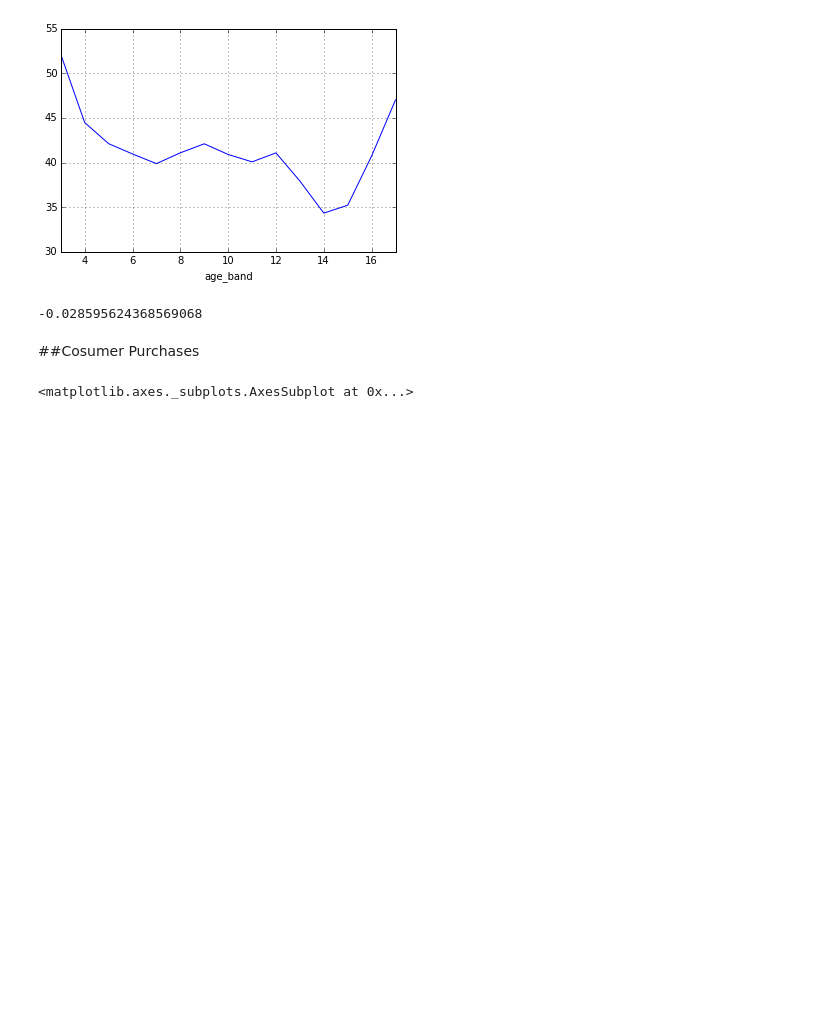
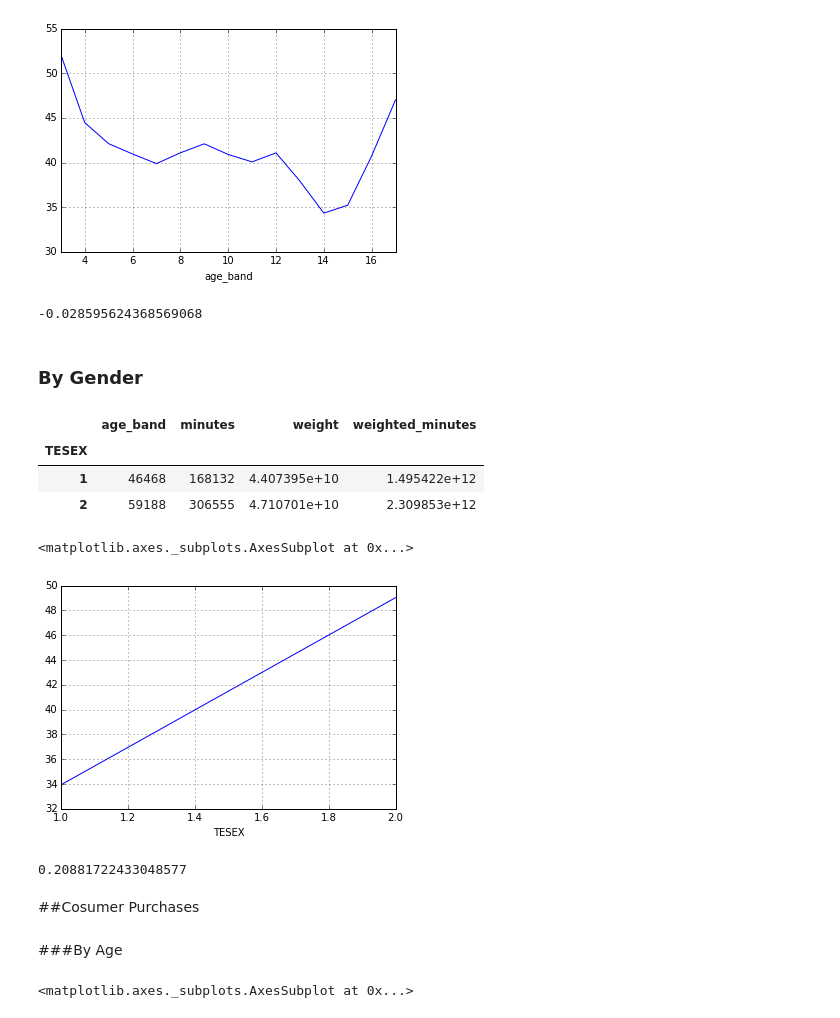
Before and after one commit to tiyd-python-2015-05/atus-analysis, a Jupyter notebook: Starting Point.ipynb, the cells around one changed output. Cells and saved outputs as stored; diff of their text form; code cells hidden in the pictures; blank space fills up the shorter version.

Commit message:
Added files and added gender data/graphs

```diff
--- a/Starting Point.ipynb
+++ b/Starting Point.ipynb
@@ -435,6 +437,30 @@ groom_by_age.mean_minutes.plot()
 summary.TEAGE.corr(summary.t010201)
 # %% [output]
 -0.028595624368569068
+# %% [markdown]
+### By Gender
+# %%
+groom_by_sex = summary_groom.groupby("TESEX").aggregate(np.sum)
+# %%
+groom_by_sex.head()
+# %% [output]
+|  | age_band | minutes | weight | weighted_minutes |
+| TESEX |  |  |  |  |
+| 1 | 46468 | 168132 | 4.407395e+10 | 1.495422e+12 |
+| 2 | 59188 | 306555 | 4.710701e+10 | 2.309853e+12 |
+# %%
+groom_by_sex["mean_minutes"] = groom_by_sex.weighted_minutes / groom_by_sex.weight
+# %%
+groom_by_sex.mean_minutes.plot()
+# %% [output]
+<matplotlib.axes._subplots.AxesSubplot at 0x...>
+[figure, added]
+# %%
+summary.TESEX.corr(summary.t010201)
+# %% [output]
+0.20881722433048577
 # %% [markdown]
 ##Cosumer Purchases
+# %% [markdown]
+###By Age
 # %%
```
Also changed, not shown: parts of 27 cells of this notebook, 2 other files.
